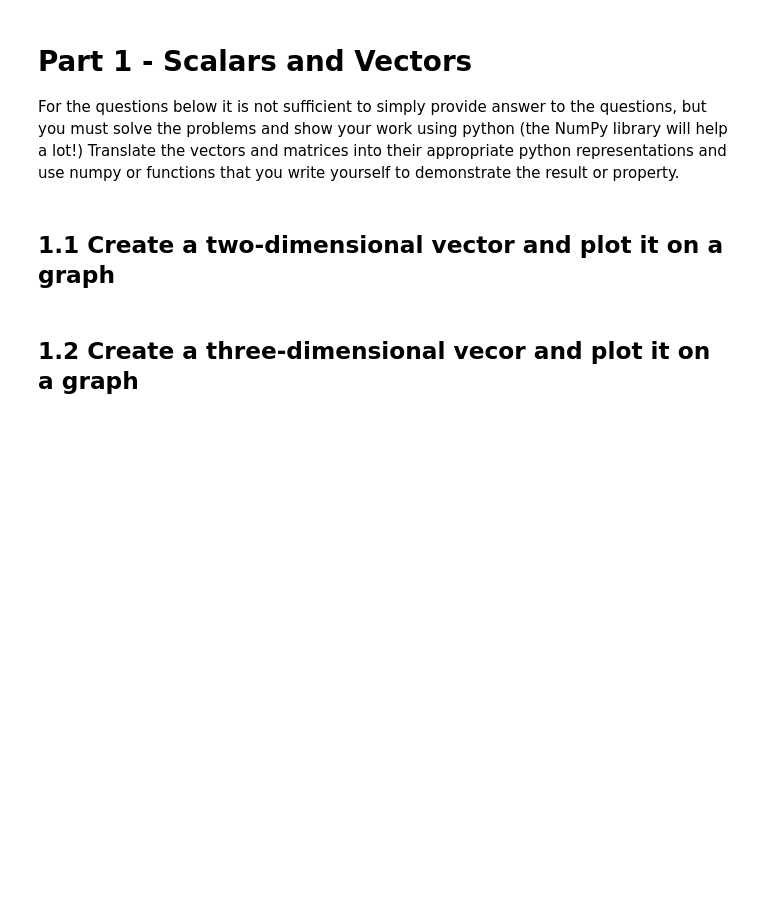
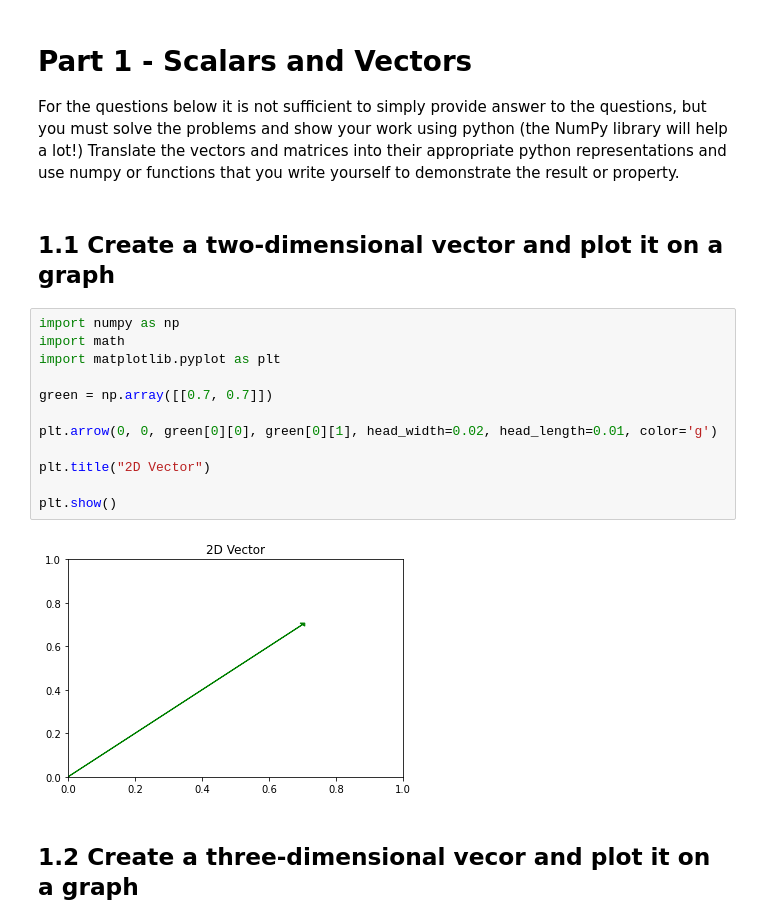
Before and after one commit to bloominstituteoftechnology/DS-Unit-1-Sprint-3-Linear-Algebra, a Jupyter notebook: module1-vectors-and-matrices/LS_DS_131_Vectors_and_Matrices_Assignment.ipynb, the cells around one changed output. Cells and saved outputs as stored; diff of their text form; blank space fills up the shorter version.

```diff
--- a/module1-vectors-and-matrices/LS_DS_131_Vectors_and_Matrices_Assignment.ipynb
+++ b/module1-vectors-and-matrices/LS_DS_131_Vectors_and_Matrices_Assignment.ipynb
@@ -4,5 +6,19 @@
 For the questions below it is not sufficient to simply provide answer to the questions, but you must solve the problems and show your work using python (the NumPy library will help a lot!) Translate the vectors and matrices into their appropriate python  representations and use numpy or functions that you write yourself to demonstrate the result or property.
 # %% [markdown]
 ## 1.1 Create a two-dimensional vector and plot it on a graph
+# %%
+import numpy as np
+import math
+import matplotlib.pyplot as plt
+
+green = np.array([[0.7, 0.7]])
+
+plt.arrow(0, 0, green[0][0], green[0][1], head_width=0.02, head_length=0.01, color='g')
+
+plt.title("2D Vector")
+
+plt.show()
+# %% [output]
+[figure, added]
 # %% [markdown]
 ## 1.2 Create a three-dimensional vecor and plot it on a graph
```
Also changed, not shown: parts of 26 cells of this notebook.
